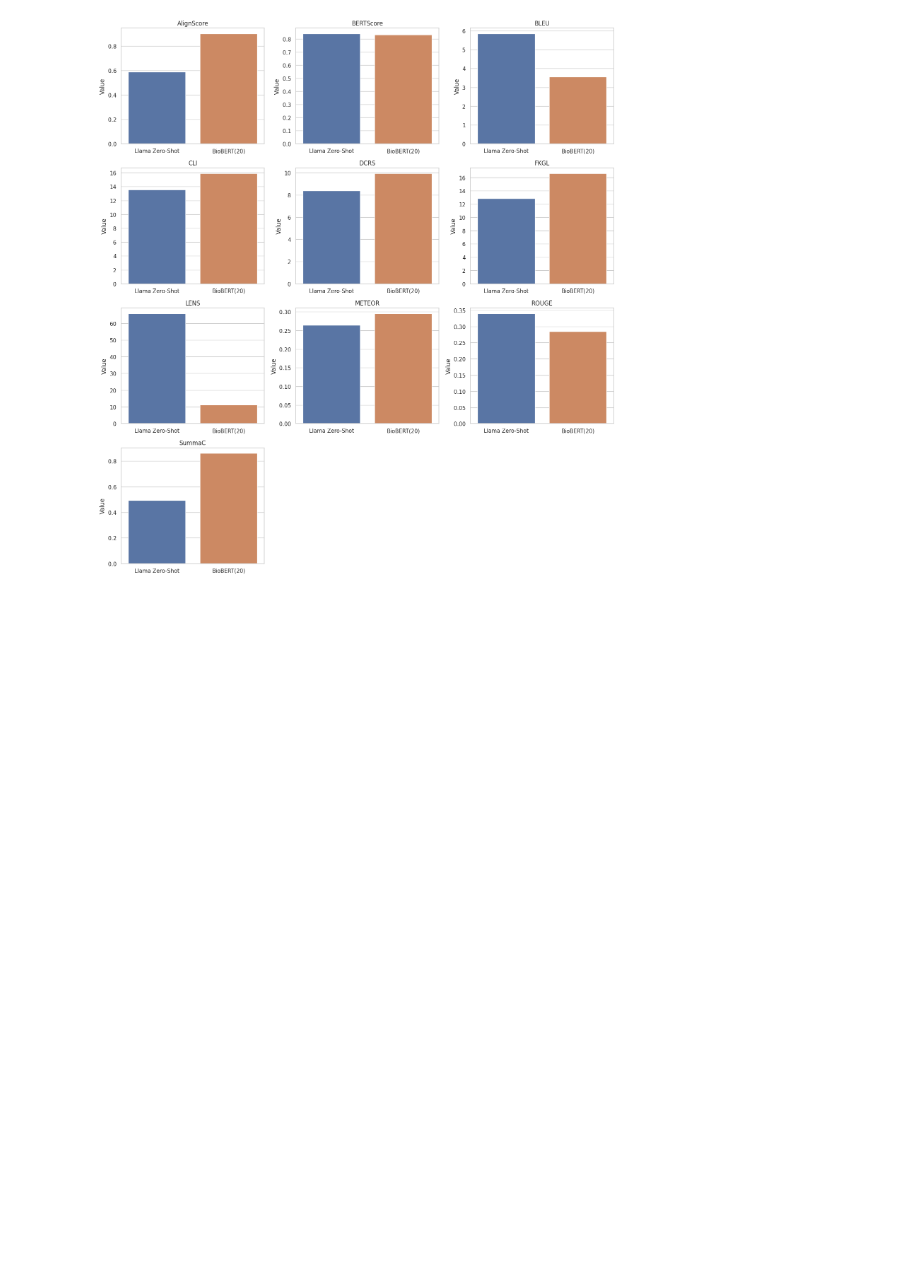
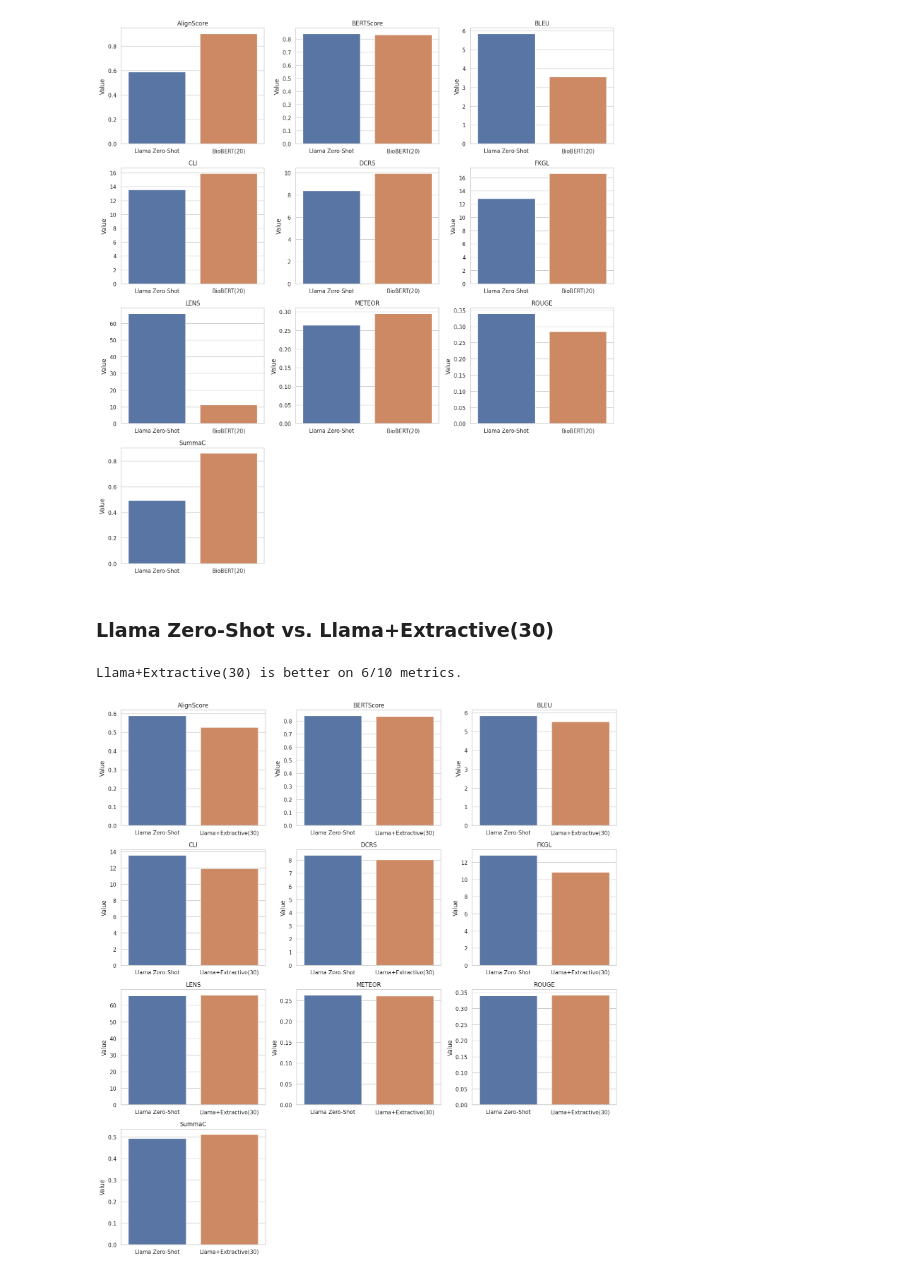
Before and after one commit to whopriyamuw/biolaysumm2025-task, a Jupyter notebook: notebooks/evals_analsis.ipynb, the cells around one changed output. Saved outputs shown, nothing was run; the diff lists cells and outputs as text; code cells hidden in the pictures; blank space fills up the shorter version.

Commit message:
Add more eval results

```diff
--- a/notebooks/evals_analsis.ipynb
+++ b/notebooks/evals_analsis.ipynb
@@ -199,3 +297,10 @@ pairwise_comparison(llama_eval, biobert20_eval, ("Llama Zero-Shot", "BioBERT(20)
 # %% [output]
 Llama Zero-Shot is better on 7/10 metrics.
 [figure]
+# %% [markdown]
+### Llama Zero-Shot vs. Llama+Extractive(30)
+# %%
+pairwise_comparison(llama_eval, extractive_zeroshot30_eval, ("Llama Zero-Shot", "Llama+Extractive(30)"))
+# %% [output]
+Llama+Extractive(30) is better on 6/10 metrics.
+[figure, added]
```
Also changed, not shown: parts of 16 cells of this notebook.
